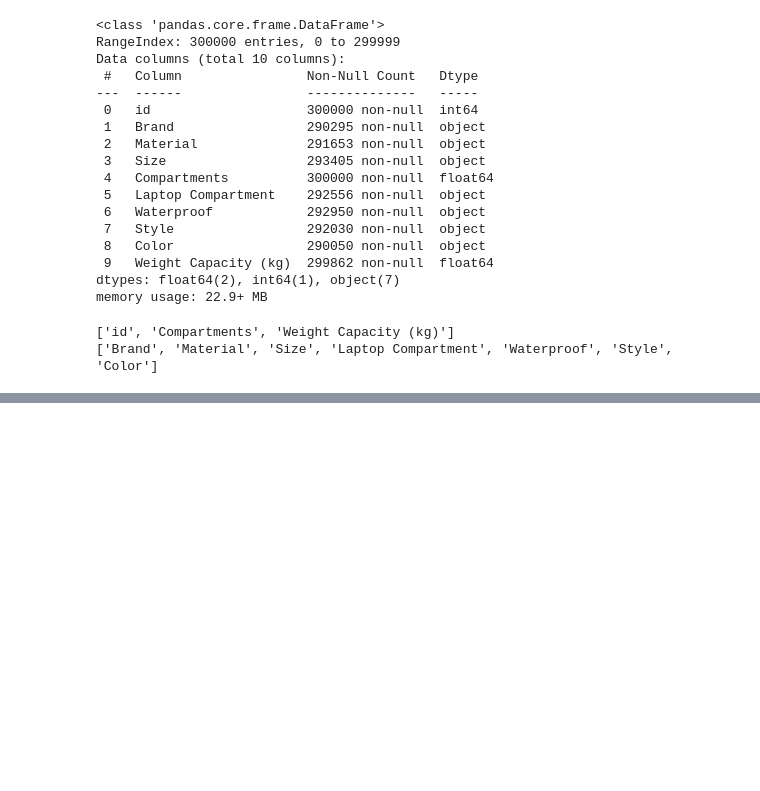
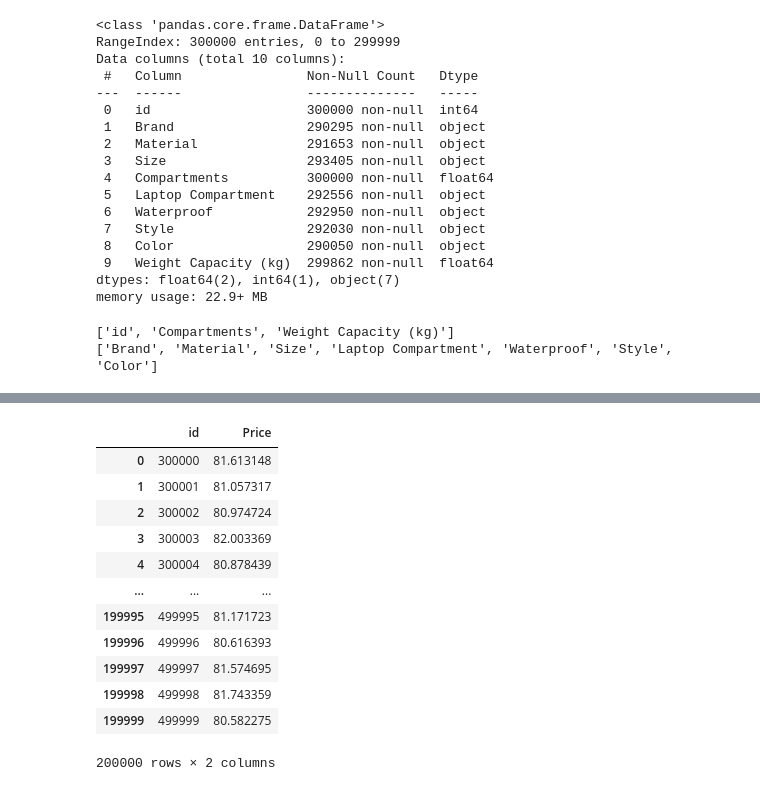
Before and after one commit to jeyavigneshr/PythonDataScienceHandbook, a Jupyter notebook: bag-price.ipynb, the cells around one changed output, grey strips where cells are left out. Drawn from its saved outputs; the diff is of its cells as text; code cells hidden in the pictures; blank space fills up the shorter version.

Commit message:
Kaggle Notebook | bag_prices | Version 2

```diff
--- a/bag-price.ipynb
+++ b/bag-price.ipynb
@@ -297,0 +316,13 @@ print("\n\n#---------------- Root Mean Squared Error (RMSE) ----------------#\n\
+# %%
+df_test = pd.read_csv("/kaggle/input/playground-series-s5e2/test.csv")
+# %%
+df_test = fill_na_with_decision_trees(df_test, numeric_columns, categorical_columns)
+# %%
+test_predictions = best_model_pipeline.best_estimator_.predict(df_test)
+df_submission = pd.read_csv("/kaggle/input/playground-series-s5e2/test.csv")
+
+df_submission['Price'] = test_predictions # Adding a column with predicted values
+
+df_submission.drop(df_submission.columns.difference(['id', 'Price']), axis=1, inplace=True) # Selecting only needed columns
+
+df_submission.head(10)
@@ -297,0 +343,16 @@ print("\n\n#---------------- Root Mean Squared Error (RMSE) ----------------#\n\
+# %%
+df_submission
+# %% [output]
+|  | id | Price |
+| 0 | 300000 | 81.613148 |
+| 1 | 300001 | 81.057317 |
+| 2 | 300002 | 80.974724 |
+| 3 | 300003 | 82.003369 |
+| 4 | 300004 | 80.878439 |
+| ... | ... | ... |
+| 199995 | 499995 | 81.171723 |
+| 199996 | 499996 | 80.616393 |
+| 199997 | 499997 | 81.574695 |
+| 199998 | 499998 | 81.743359 |
+| 199999 | 499999 | 80.582275 |
+200000 rows × 2 columns
```
Also changed, not shown: parts of 3 cells of this notebook.
